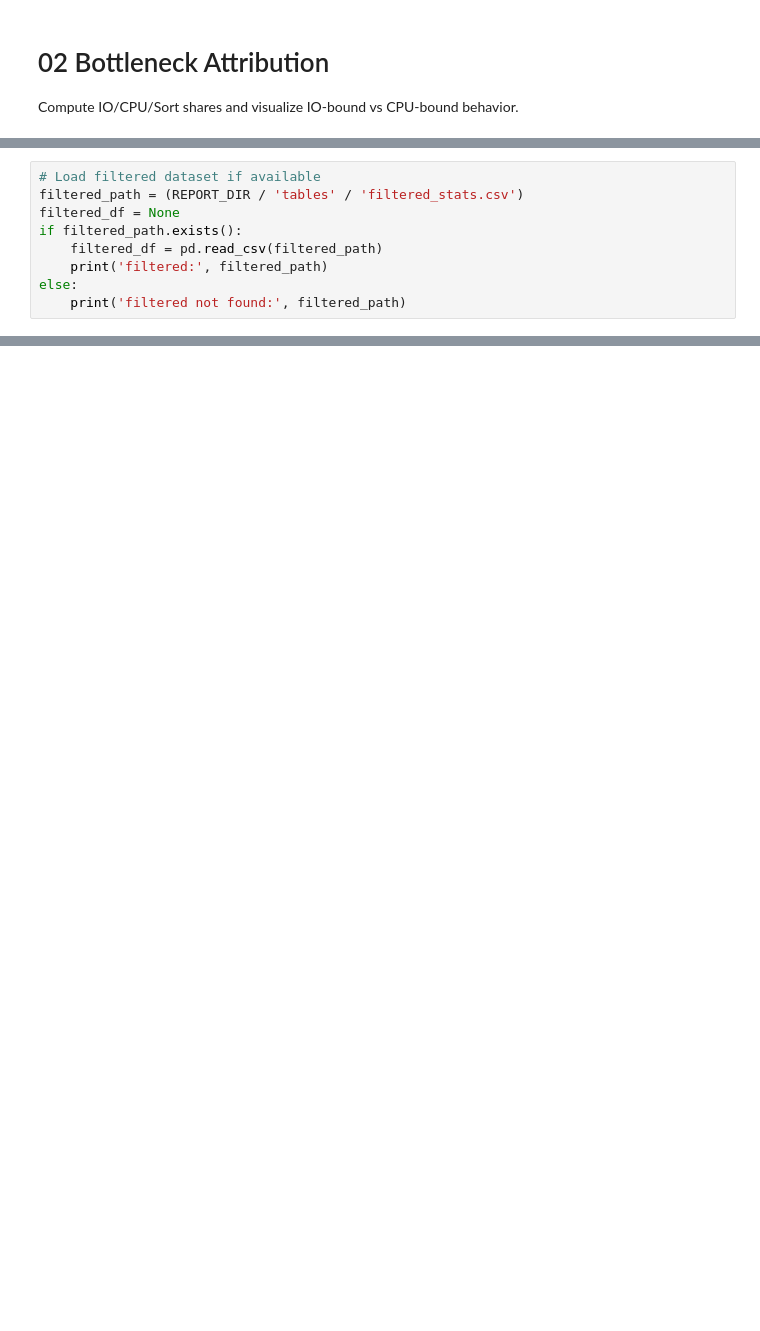
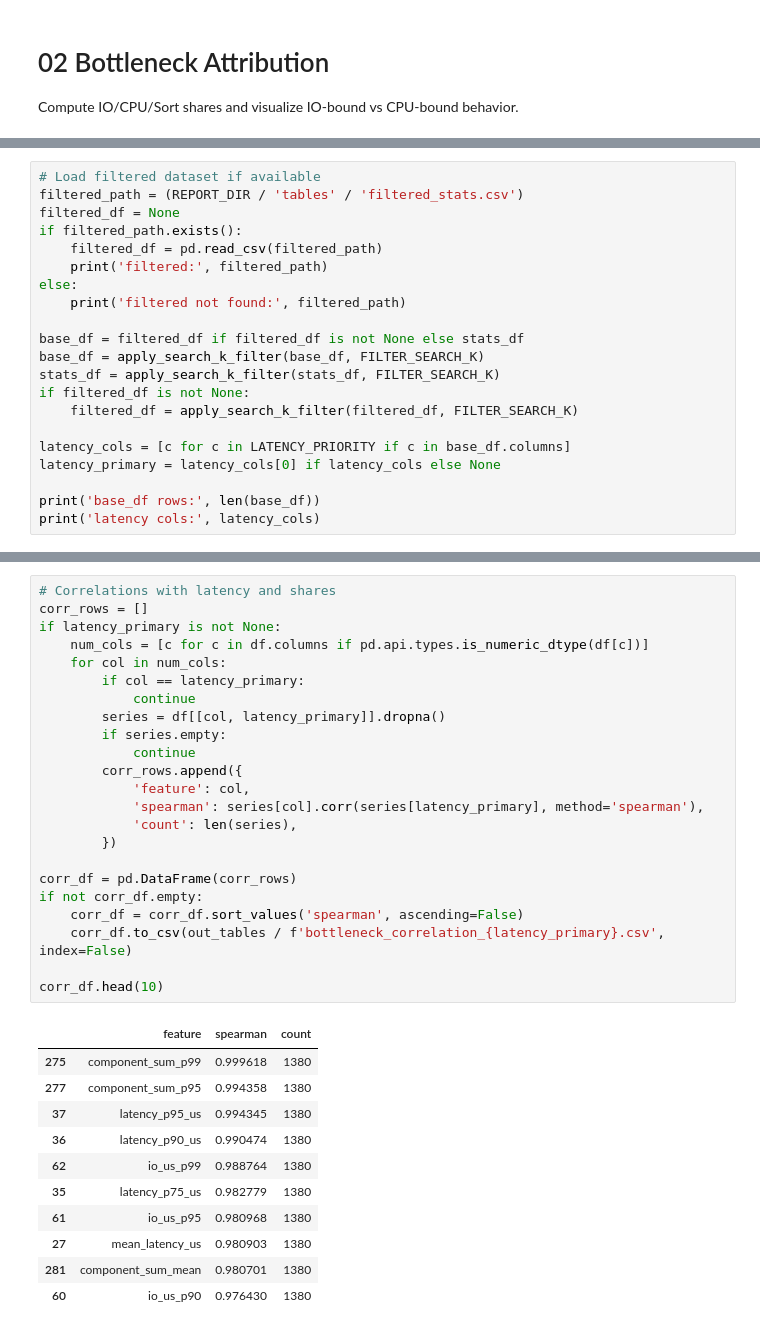
Before and after one commit to Maxcc9/DiskANN, a Jupyter notebook: scripts/paramAnalysis/gridSearch/analysis/02_bottleneck_attribution.ipynb, the cells around one changed output, grey strips where cells are left out. Drawn from its saved outputs; the diff is of its cells as text; blank space fills up the shorter version.

```diff
--- a/scripts/paramAnalysis/gridSearch/analysis/02_bottleneck_attribution.ipynb
+++ b/scripts/paramAnalysis/gridSearch/analysis/02_bottleneck_attribution.ipynb
@@ -42,4 +137,16 @@ if filtered_path.exists():
     print('filtered:', filtered_path)
 else:
     print('filtered not found:', filtered_path)
+
+base_df = filtered_df if filtered_df is not None else stats_df
+base_df = apply_search_k_filter(base_df, FILTER_SEARCH_K)
+stats_df = apply_search_k_filter(stats_df, FILTER_SEARCH_K)
+if filtered_df is not None:
+    filtered_df = apply_search_k_filter(filtered_df, FILTER_SEARCH_K)
+
+latency_cols = [c for c in LATENCY_PRIORITY if c in base_df.columns]
+latency_primary = latency_cols[0] if latency_cols else None
+
+print('base_df rows:', len(base_df))
+print('latency cols:', latency_cols)
 # %% [output]
@@ -102,0 +385,35 @@ Saved figures to /home/gt/research/DiskANN/scripts/paramAnalysis/gridSearch/outp
+# %%
+# Correlations with latency and shares
+corr_rows = []
+if latency_primary is not None:
+    num_cols = [c for c in df.columns if pd.api.types.is_numeric_dtype(df[c])]
+    for col in num_cols:
+        if col == latency_primary:
+            continue
+        series = df[[col, latency_primary]].dropna()
+        if series.empty:
+            continue
+        corr_rows.append({
+            'feature': col,
+            'spearman': series[col].corr(series[latency_primary], method='spearman'),
+            'count': len(series),
+        })
+
+corr_df = pd.DataFrame(corr_rows)
+if not corr_df.empty:
+    corr_df = corr_df.sort_values('spearman', ascending=False)
+    corr_df.to_csv(out_tables / f'bottleneck_correlation_{latency_primary}.csv', index=False)
+
+corr_df.head(10)
+# %% [output]
+|  | feature | spearman | count |
+| 275 | component_sum_p99 | 0.999618 | 1380 |
+| 277 | component_sum_p95 | 0.994358 | 1380 |
+| 37 | latency_p95_us | 0.994345 | 1380 |
+| 36 | latency_p90_us | 0.990474 | 1380 |
+| 62 | io_us_p99 | 0.988764 | 1380 |
+| 35 | latency_p75_us | 0.982779 | 1380 |
+| 61 | io_us_p95 | 0.980968 | 1380 |
+| 27 | mean_latency_us | 0.980903 | 1380 |
+| 281 | component_sum_mean | 0.980701 | 1380 |
+| 60 | io_us_p90 | 0.976430 | 1380 |
```
Also changed, not shown: parts of 9 cells of this notebook, 6 other files.
